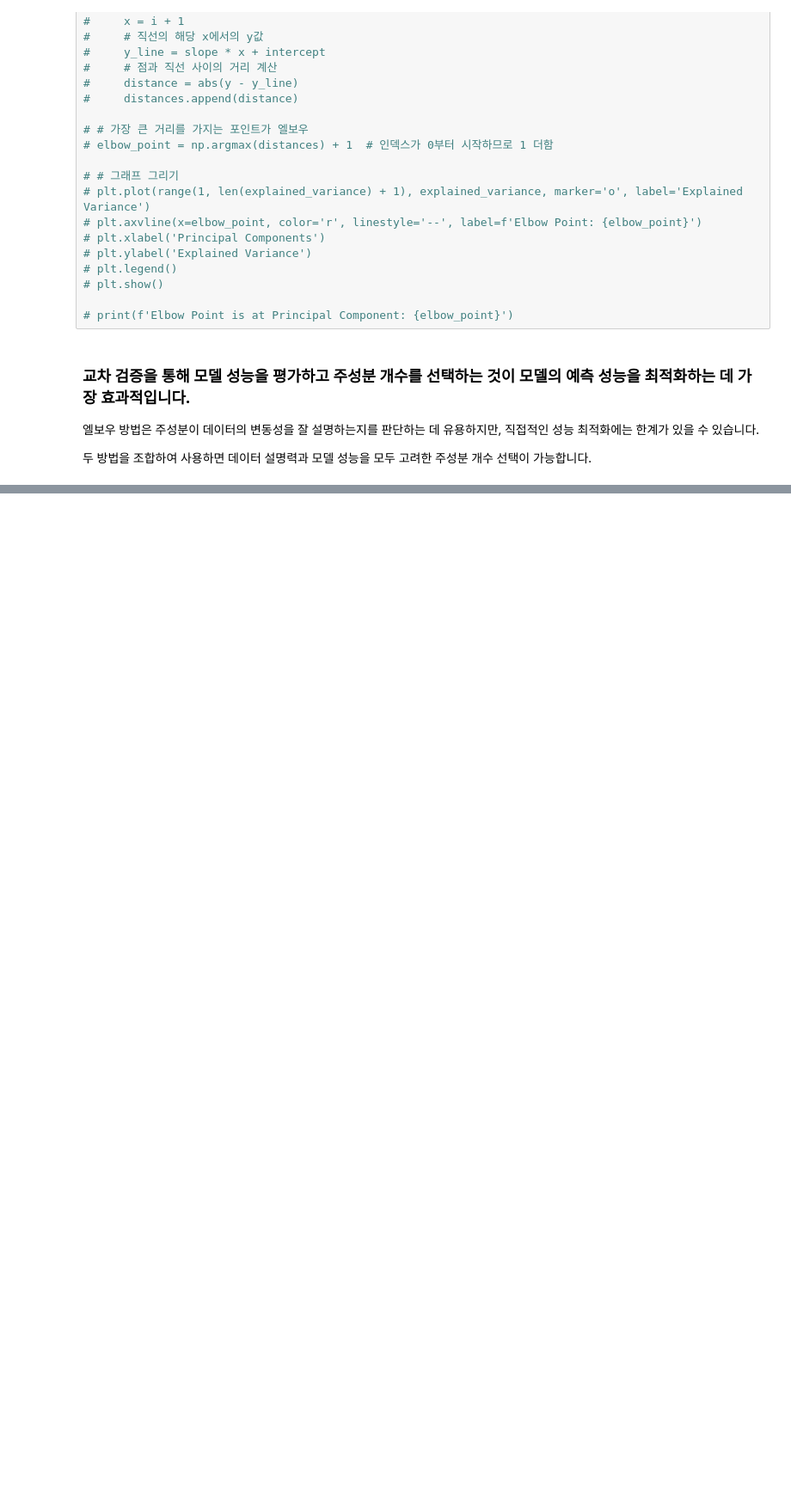
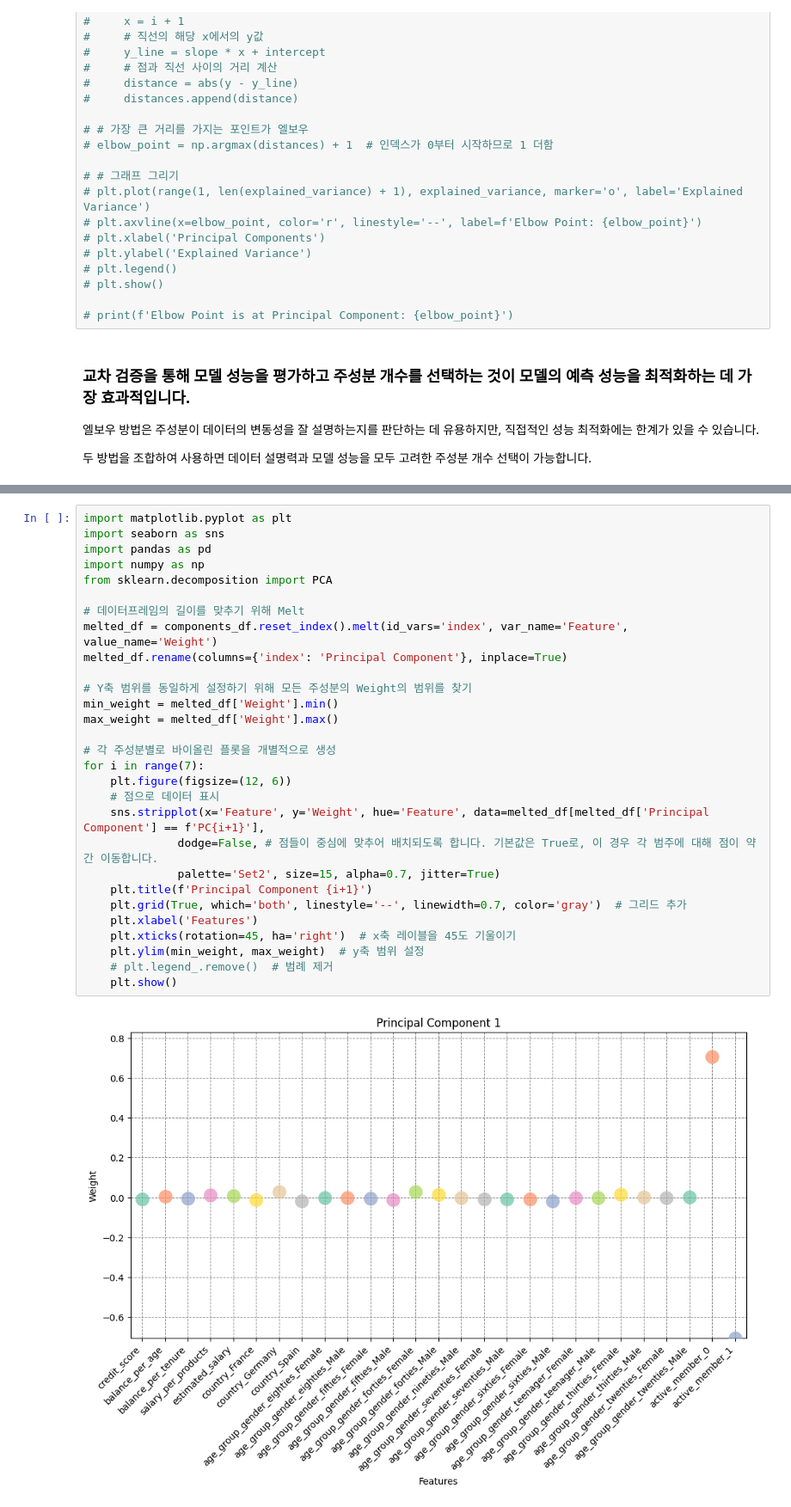
Before and after one commit to coconutkim/project_churn, a Jupyter notebook: real6.ipynb, the cells around one changed output, grey strips where cells are left out. Shown at 86% size. Saved outputs shown, nothing was run; the diff lists cells and outputs as text; blank space fills up the shorter version.

```diff
--- a/real6.ipynb
+++ b/real6.ipynb
@@ -783,0 +759,31 @@ components_df
+# %%
+import matplotlib.pyplot as plt
+import seaborn as sns
+import pandas as pd
+import numpy as np
+from sklearn.decomposition import PCA
+
+# 데이터프레임의 길이를 맞추기 위해 Melt
+melted_df = components_df.reset_index().melt(id_vars='index', var_name='Feature', value_name='Weight')
+melted_df.rename(columns={'index': 'Principal Component'}, inplace=True)
+
+# Y축 범위를 동일하게 설정하기 위해 모든 주성분의 Weight의 범위를 찾기
+min_weight = melted_df['Weight'].min()
+max_weight = melted_df['Weight'].max()
+
+# 각 주성분별로 바이올린 플롯을 개별적으로 생성
+for i in range(7):
+    plt.figure(figsize=(12, 6))
+    # 점으로 데이터 표시
+    sns.stripplot(x='Feature', y='Weight', hue='Feature', data=melted_df[melted_df['Principal Component'] == f'PC{i+1}'],
+              dodge=False, # 점들이 중심에 맞추어 배치되도록 합니다. 기본값은 True로, 이 경우 각 범주에 대해 점이 약간 이동합니다.
+              palette='Set2', size=15, alpha=0.7, jitter=True)
+    plt.title(f'Principal Component {i+1}')
+    plt.grid(True, which='both', linestyle='--', linewidth=0.7, color='gray')  # 그리드 추가
+    plt.xlabel('Features')
+    plt.xticks(rotation=45, ha='right')  # x축 레이블을 45도 기울이기
+    plt.ylim(min_weight, max_weight)  # y축 범위 설정
+    # plt.legend_.remove()  # 범례 제거
+    plt.show()
+# %% [output]
+[figure, added]
```
Also changed, not shown: parts of 14 cells of this notebook.
